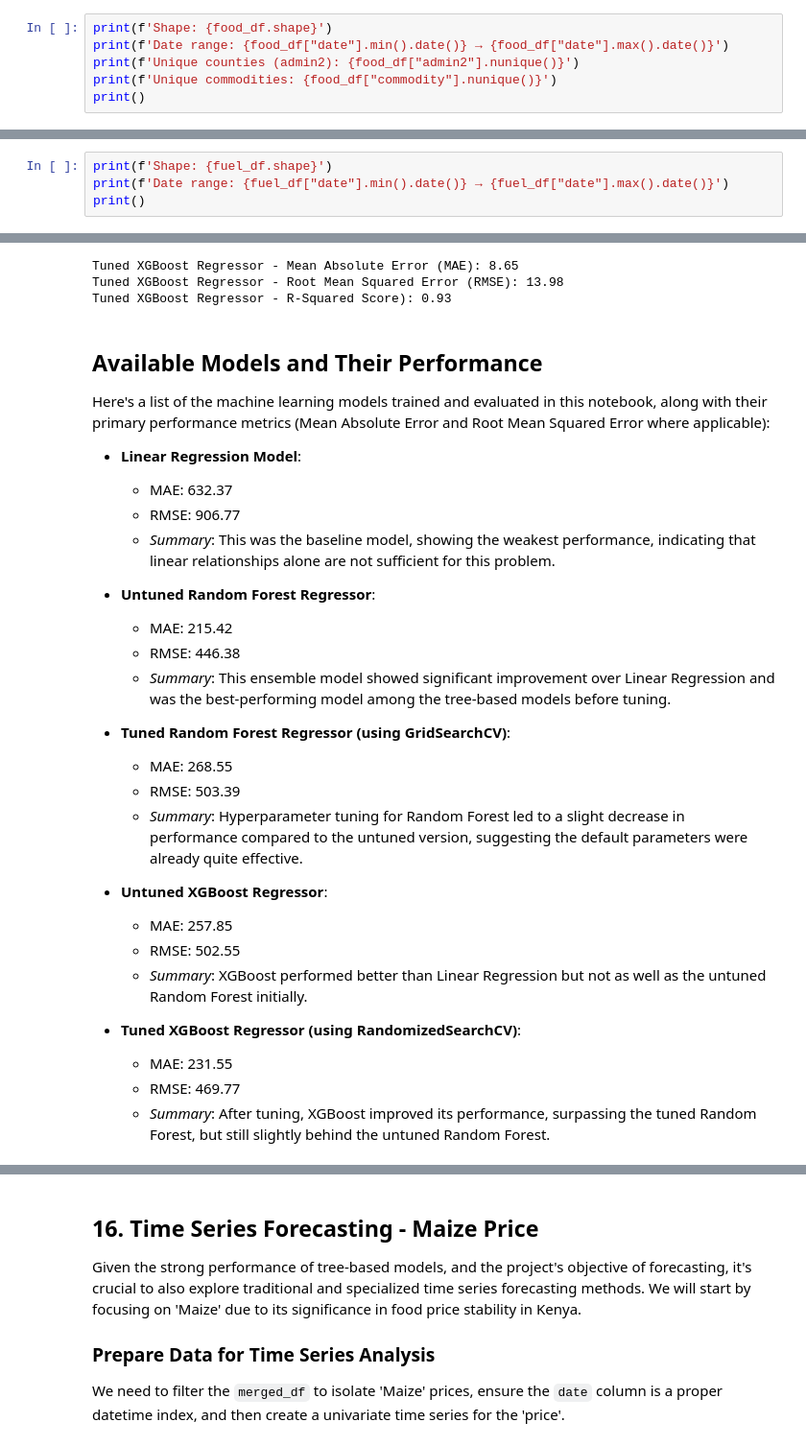
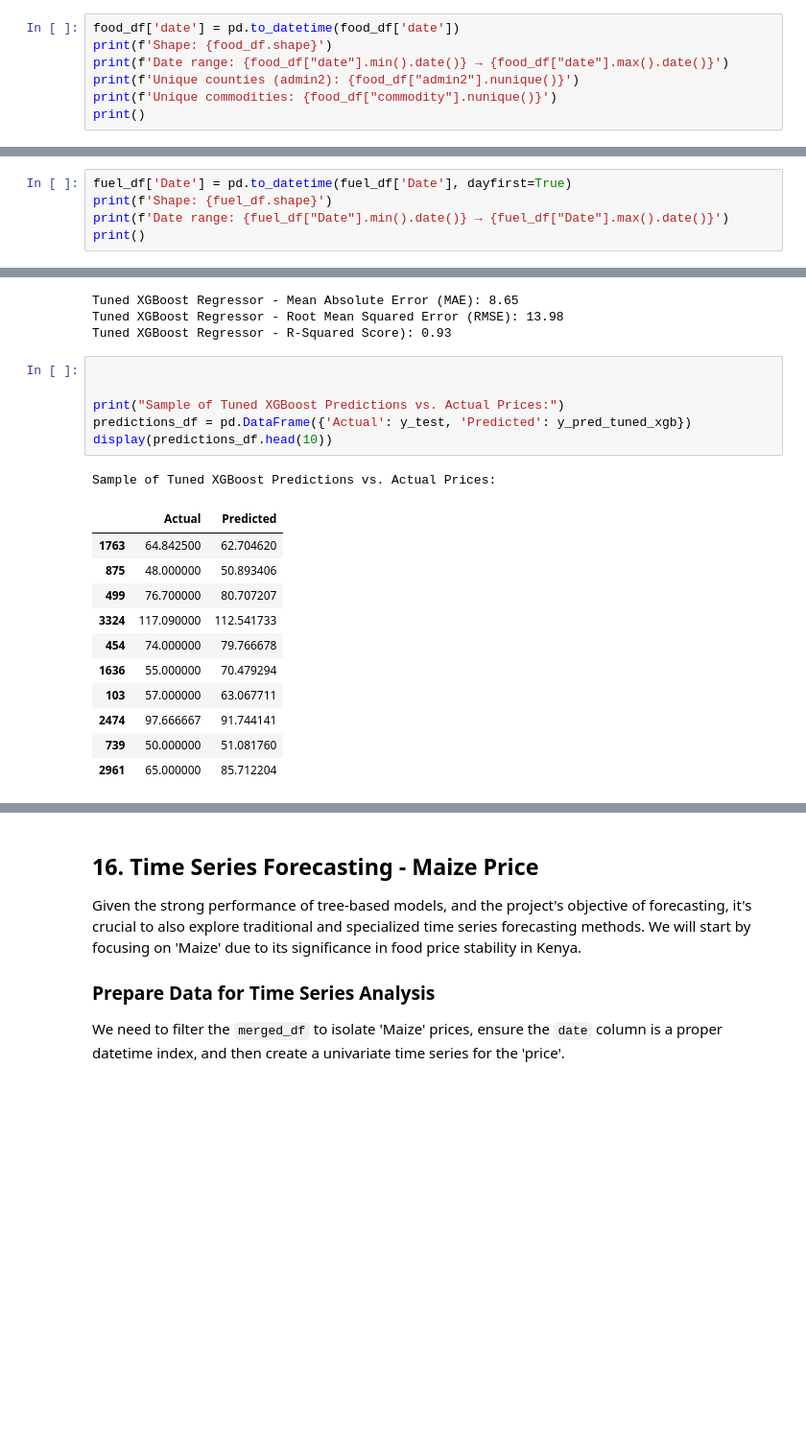
Before and after one commit to Wanyiri9dave/FoodPrice-Stabilty-Predictive-Analytics, a Jupyter notebook: student.ipynb, the cells around one changed output, grey strips where cells are left out. Shown at 96% size. Cells and saved outputs as stored; diff of their text form; blank space fills up the shorter version.

Commit message:
add predictions

```diff
--- a/student.ipynb
+++ b/student.ipynb
@@ -149,6 +149,7 @@ fuel_df = fuel.copy()
 
 The first few rows are displayed to understand the structure and contents of each dataset.
 # %%
+food_df['date'] = pd.to_datetime(food_df['date'])
 print(f'Shape: {food_df.shape}')
 print(f'Date range: {food_df["date"].min().date()} → {food_df["date"].max().date()}')
 print(f'Unique counties (admin2): {food_df["admin2"].nunique()}')
@@ -247,7 +238,8 @@ CHIRPS Rainfall Feature
   r1q        Rainfall anomaly — 1-month rolling
   r3q        Rainfall anomaly — 3-month rolling
 # %%
+fuel_df['Date'] = pd.to_datetime(fuel_df['Date'], dayfirst=True)
 print(f'Shape: {fuel_df.shape}')
-print(f'Date range: {fuel_df["date"].min().date()} → {fuel_df["date"].max().date()}')
+print(f'Date range: {fuel_df["Date"].min().date()} → {fuel_df["Date"].max().date()}')
 print()
 # %% [output]
@@ -1527,32 +1530,22 @@ print(f"Tuned XGBoost Regressor - R-Squared Score): {r2:.2f}")
 Tuned XGBoost Regressor - Mean Absolute Error (MAE): 8.65
 Tuned XGBoost Regressor - Root Mean Squared Error (RMSE): 13.98
 Tuned XGBoost Regressor - R-Squared Score): 0.93
-# %% [markdown]
-## Available Models and Their Performance
-
-Here's a list of the machine learning models trained and evaluated in this notebook, along with their primary performance metrics (Mean Absolute Error and Root Mean Squared Error where applicable):
-
-- **Linear Regression Model**:
-  - MAE: 632.37
-  - RMSE: 906.77
-  - *Summary*: This was the baseline model, showing the weakest performance, indicating that linear relationships alone are not sufficient for this problem.
-
-- **Untuned Random Forest Regressor**:
-  - MAE: 215.42
-  - RMSE: 446.38
-  - *Summary*: This ensemble model showed significant improvement over Linear Regression and was the best-performing model among the tree-based models before tuning.
-
-- **Tuned Random Forest Regressor (using GridSearchCV)**:
-  - MAE: 268.55
-  - RMSE: 503.39
-  - *Summary*: Hyperparameter tuning for Random Forest led to a slight decrease in performance compared to the untuned version, suggesting the default parameters were already quite effective.
-
-- **Untuned XGBoost Regressor**:
-  - MAE: 257.85
-  - RMSE: 502.55
-  - *Summary*: XGBoost performed better than Linear Regression but not as well as the untuned Random Forest initially.
-
-- **Tuned XGBoost Regressor (using RandomizedSearchCV)**:
-  - MAE: 231.55
-  - RMSE: 469.77
-  - *Summary*: After tuning, XGBoost improved its performance, surpassing the tuned Random Forest, but still slightly behind the untuned Random Forest.
+# %%
+
+
+print("Sample of Tuned XGBoost Predictions vs. Actual Prices:")
+predictions_df = pd.DataFrame({'Actual': y_test, 'Predicted': y_pred_tuned_xgb})
+display(predictions_df.head(10))
+# %% [output]
+Sample of Tuned XGBoost Predictions vs. Actual Prices:
+|  | Actual | Predicted |
+| 1763 | 64.842500 | 62.704620 |
+| 875 | 48.000000 | 50.893406 |
+| 499 | 76.700000 | 80.707207 |
+| 3324 | 117.090000 | 112.541733 |
+| 454 | 74.000000 | 79.766678 |
+| 1636 | 55.000000 | 70.479294 |
+| 103 | 57.000000 | 63.067711 |
+| 2474 | 97.666667 | 91.744141 |
+| 739 | 50.000000 | 51.081760 |
+| 2961 | 65.000000 | 85.712204 |
```
Also changed, not shown: parts of 11 cells of this notebook.
